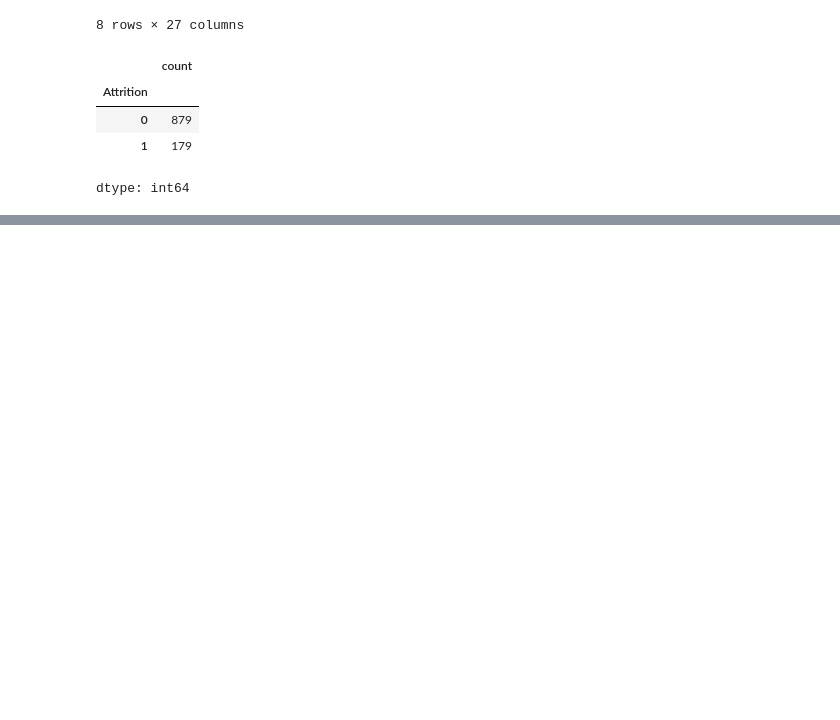
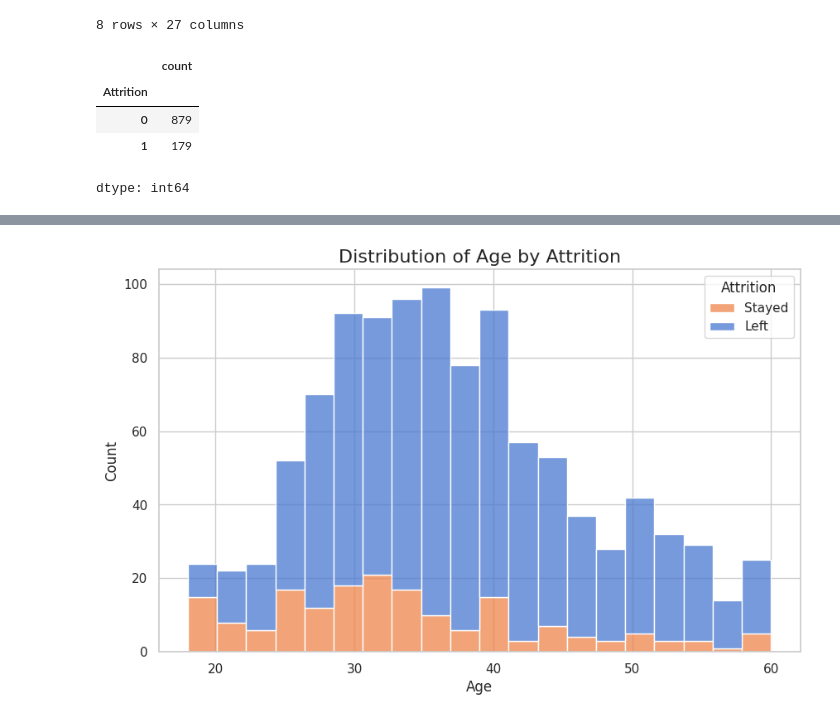
Before and after one commit to karanBx/EmployeeAttrition, a Jupyter notebook: EmployeeLeave.ipynb, the cells around one changed output, grey strips where cells are left out. Drawn from its saved outputs; the diff is of its cells as text; code cells hidden in the pictures; blank space fills up the shorter version.

```diff
--- a/EmployeeLeave.ipynb
+++ b/EmployeeLeave.ipynb
@@ -139,0 +120,16 @@ df.corr()
+# %%
+#Visualising Attrition dependency on age
+
+# Setting up the plotting style
+sns.set(style="whitegrid")
+
+# Plot Attrition vs. Age
+plt.figure(figsize=(10, 6))
+sns.histplot(data=data, x='Age', hue='Attrition', multiple='stack', kde=False, palette='muted', bins=20)
+plt.title('Distribution of Age by Attrition', fontsize=16)
+plt.xlabel('Age', fontsize=12)
+plt.ylabel('Count', fontsize=12)
+plt.legend(title='Attrition', labels=['Stayed', 'Left'])
+plt.show()
+# %% [output]
+[figure, added]
```
Also changed, not shown: parts of 13 cells of this notebook.
